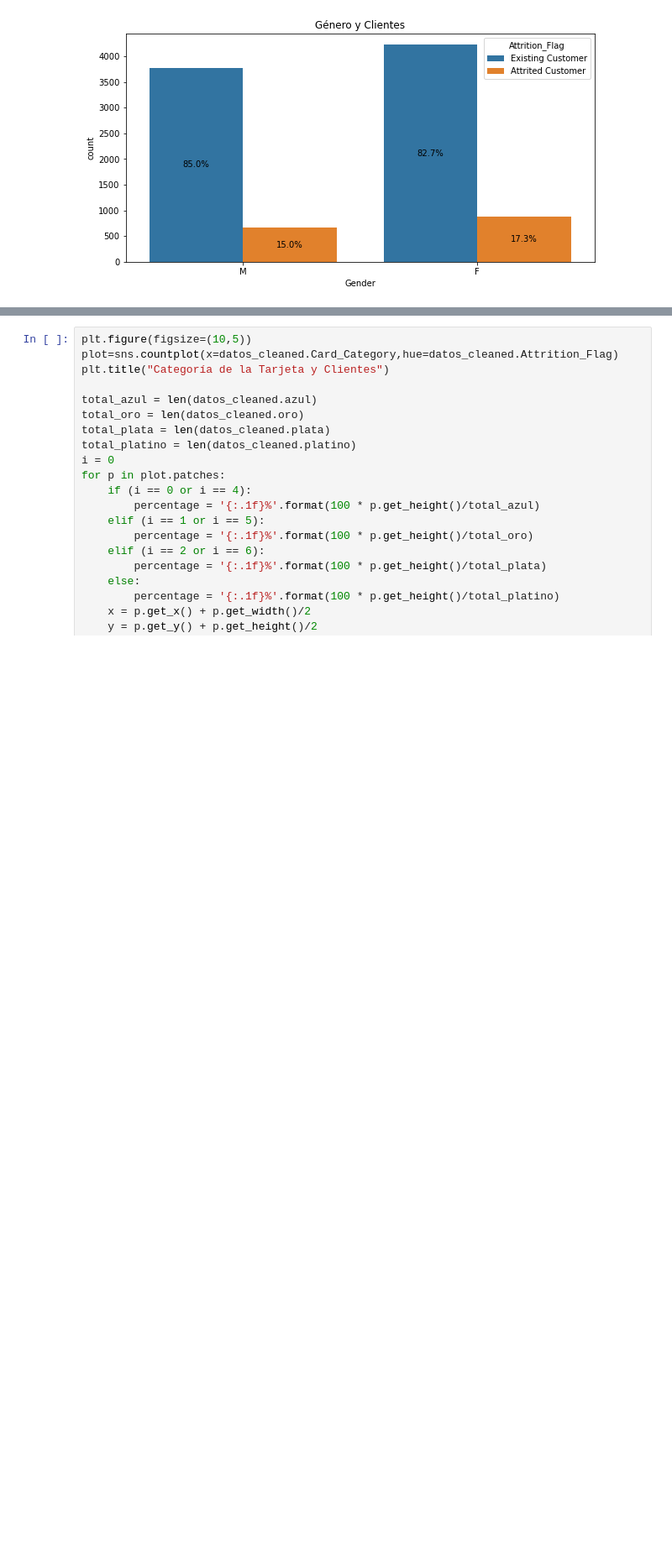
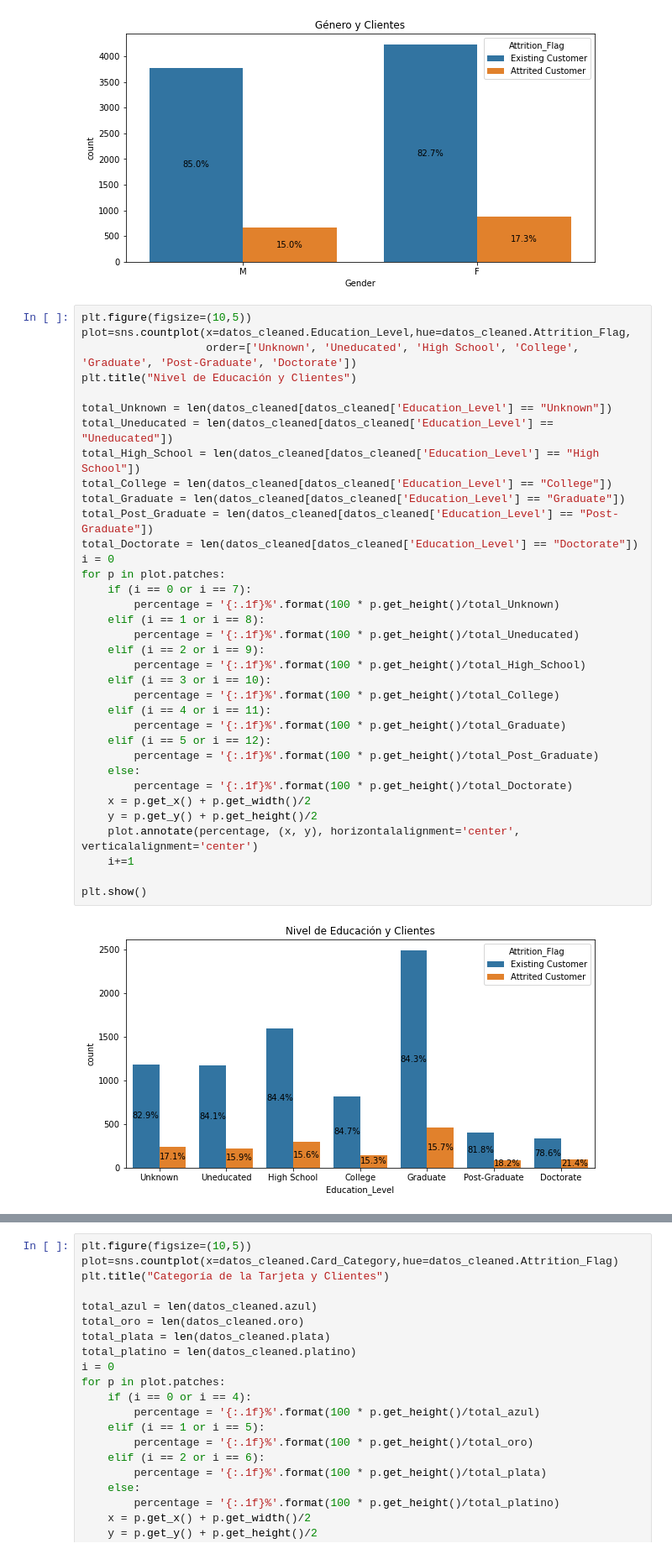
Before and after one commit to andreagonvic/Data-cleansing, a Jupyter notebook: CreditCardDataset.ipynb, the cells around one changed output, grey strips where cells are left out. Shown at 84% size. Cells and saved outputs as stored; diff of their text form; blank space fills up the shorter version.

```diff
--- a/CreditCardDataset.ipynb
+++ b/CreditCardDataset.ipynb
@@ -239,5 +241,42 @@ for p in plot.patches:
 plt.show()
 # %% [output]
 [figure]
+# %%
+plt.figure(figsize=(10,5))
+plot=sns.countplot(x=datos_cleaned.Education_Level,hue=datos_cleaned.Attrition_Flag,
+                   order=['Unknown', 'Uneducated', 'High School', 'College', 'Graduate', 'Post-Graduate', 'Doctorate'])
+plt.title("Nivel de Educación y Clientes")
+
+total_Unknown = len(datos_cleaned[datos_cleaned['Education_Level'] == "Unknown"])
+total_Uneducated = len(datos_cleaned[datos_cleaned['Education_Level'] == "Uneducated"])
+total_High_School = len(datos_cleaned[datos_cleaned['Education_Level'] == "High School"])
+total_College = len(datos_cleaned[datos_cleaned['Education_Level'] == "College"])
+total_Graduate = len(datos_cleaned[datos_cleaned['Education_Level'] == "Graduate"])
+total_Post_Graduate = len(datos_cleaned[datos_cleaned['Education_Level'] == "Post-Graduate"])
+total_Doctorate = len(datos_cleaned[datos_cleaned['Education_Level'] == "Doctorate"])
+i = 0
+for p in plot.patches:
+    if (i == 0 or i == 7):
+        percentage = '{:.1f}%'.format(100 * p.get_height()/total_Unknown)
+    elif (i == 1 or i == 8):
+        percentage = '{:.1f}%'.format(100 * p.get_height()/total_Uneducated)
+    elif (i == 2 or i == 9):
+        percentage = '{:.1f}%'.format(100 * p.get_height()/total_High_School)
+    elif (i == 3 or i == 10):
+        percentage = '{:.1f}%'.format(100 * p.get_height()/total_College)
+    elif (i == 4 or i == 11):
+        percentage = '{:.1f}%'.format(100 * p.get_height()/total_Graduate)
+    elif (i == 5 or i == 12):
+        percentage = '{:.1f}%'.format(100 * p.get_height()/total_Post_Graduate)
+    else:
+        percentage = '{:.1f}%'.format(100 * p.get_height()/total_Doctorate)
+    x = p.get_x() + p.get_width()/2
+    y = p.get_y() + p.get_height()/2
+    plot.annotate(percentage, (x, y), horizontalalignment='center', verticalalignment='center')
+    i+=1
+
+plt.show()
+# %% [output]
+[figure, added]
 # %%
 plt.figure(figsize=(10,5))
```
Also changed, not shown: parts of 8 cells of this notebook.
